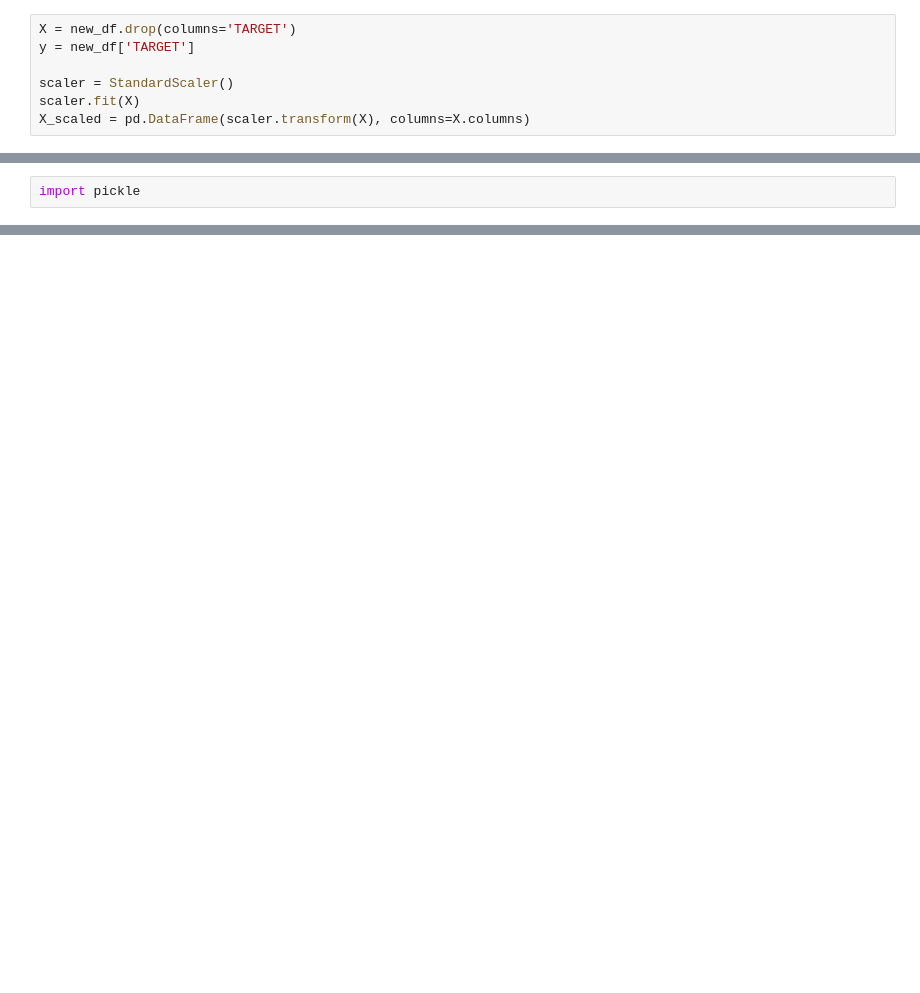
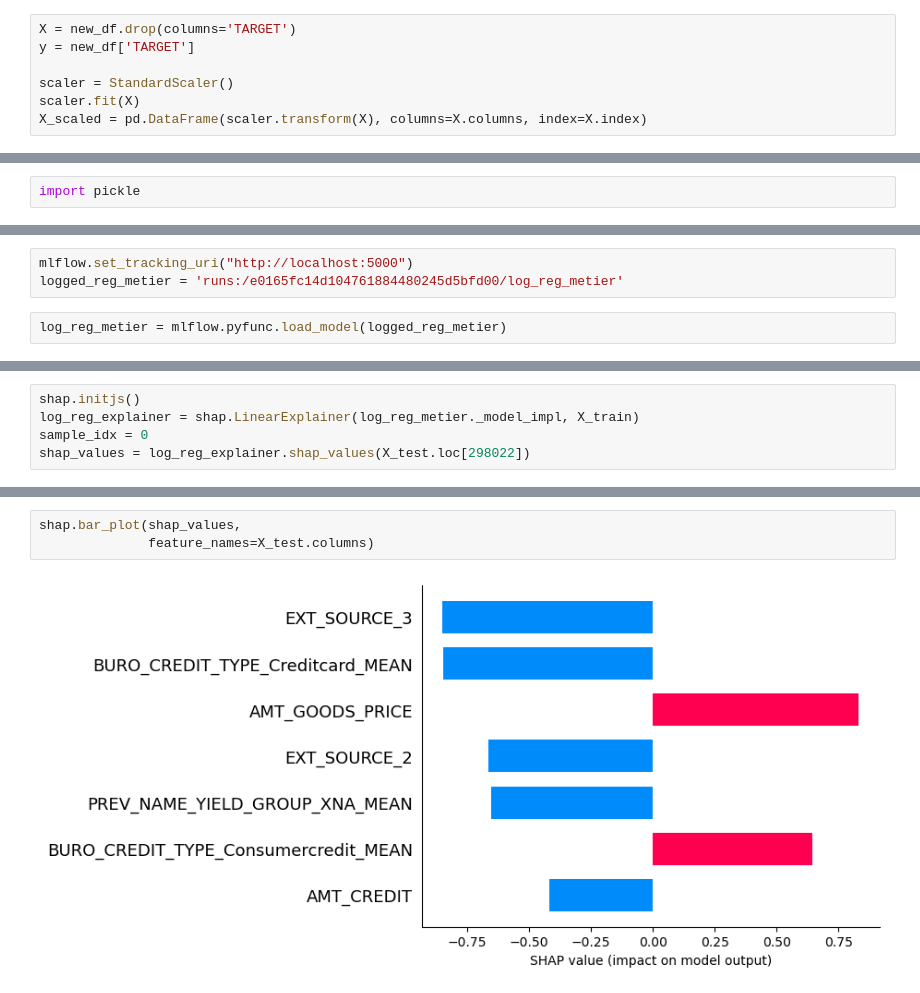
Before and after one commit to matthieu0guim/datascientist_P7, a Jupyter notebook: analyse_v2.ipynb, the cells around one changed output, grey strips where cells are left out. Saved outputs shown, nothing was run; the diff lists cells and outputs as text; blank space fills up the shorter version.

```diff
--- a/analyse_v2.ipynb
+++ b/analyse_v2.ipynb
@@ -390,6 +390,6 @@ y = new_df['TARGET']
 
 scaler = StandardScaler()
 scaler.fit(X)
-X_scaled = pd.DataFrame(scaler.transform(X), columns=X.columns)
+X_scaled = pd.DataFrame(scaler.transform(X), columns=X.columns, index=X.index)
 # %%
 X_train, X_test, y_train, y_test = train_test_split(X_scaled, y, test_size=0.3)
@@ -914,0 +927,5 @@ to_sample.head()
+# %%
+mlflow.set_tracking_uri("http://localhost:5000")
+logged_reg_metier = 'runs:/e0165fc14d104761884480245d5bfd00/log_reg_metier'
+# %%
+log_reg_metier = mlflow.pyfunc.load_model(logged_reg_metier)
@@ -914,0 +962,5 @@ to_sample.head()
+# %%
+shap.initjs()
+log_reg_explainer = shap.LinearExplainer(log_reg_metier._model_impl, X_train)
+sample_idx = 0
+shap_values = log_reg_explainer.shap_values(X_test.loc[298022])
@@ -914,0 +991,5 @@ to_sample.head()
+# %%
+shap.bar_plot(shap_values,
+              feature_names=X_test.columns)
+# %% [output]
+[figure, added]
```
Also changed, not shown: parts of 49 cells of this notebook, 1 other file.
